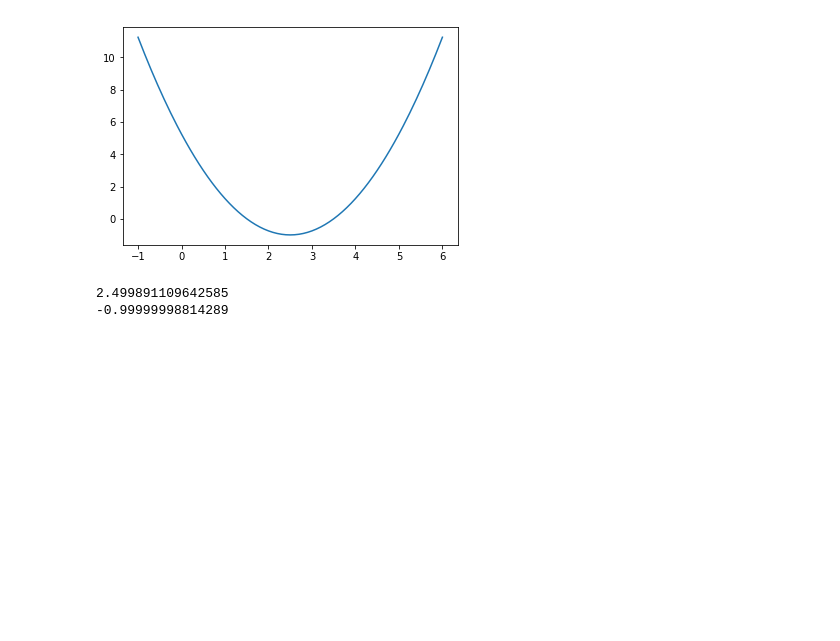
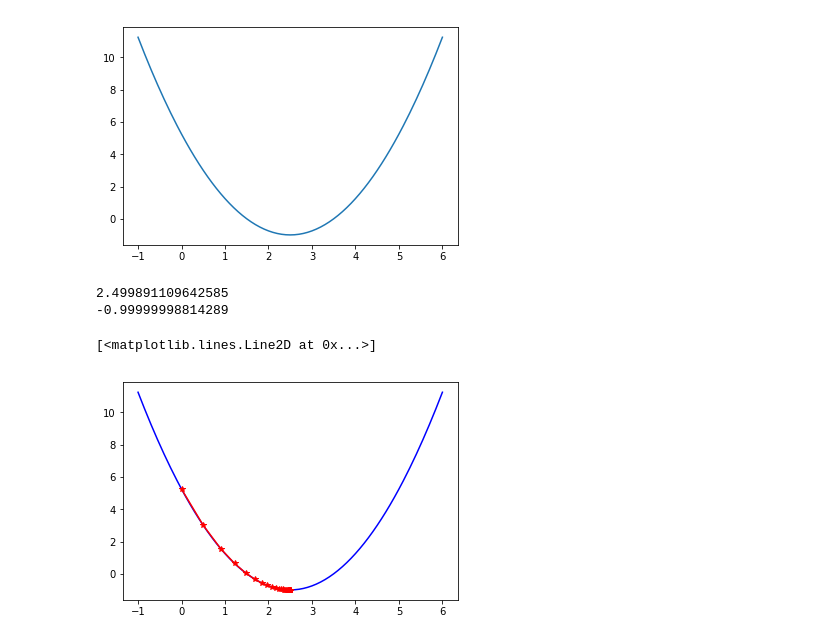
Before and after one commit to shihe110/Learn-Algorithms, a Jupyter notebook: 06-Gradient-Descent/Gradient-Descent-Impl.ipynb, the cells around one changed output. Drawn from its saved outputs; the diff is of its cells as text; code cells hidden in the pictures; blank space fills up the shorter version.

```diff
--- a/06-Gradient-Descent/Gradient-Descent-Impl.ipynb
+++ b/06-Gradient-Descent/Gradient-Descent-Impl.ipynb
@@ -33,3 +33,20 @@ print(J(theta))
 # %% [output]
 2.499891109642585
 -0.99999998814289
+# %%
+theta = 0.0
+theta_history = [theta]
+while True:
+    gradient = dJ(theta)
+    last_theta = theta
+    theta = theta - eta * gradient
+    theta_history.append(theta)
+
+    if(abs(J(theta) - J(last_theta)) < epsilon):
+        break
+# %%
+plt.plot(plot_x, J(plot_x), color="b")
+plt.plot(np.array(theta_history), J(np.array(theta_history)), color="r", marker="*")
+# %% [output]
+[<matplotlib.lines.Line2D at 0x...>]
+[figure, added]
```
Also changed, not shown: parts of 11 cells of this notebook.
